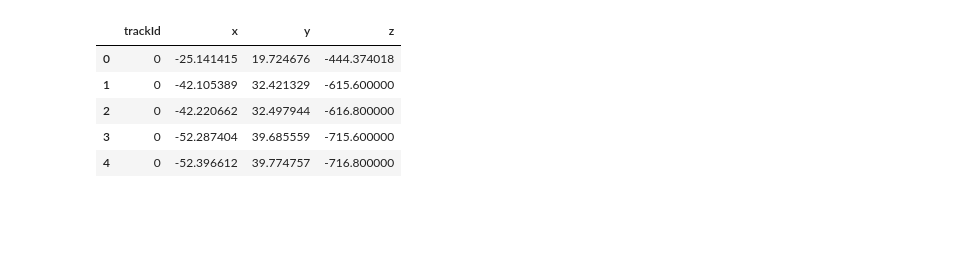
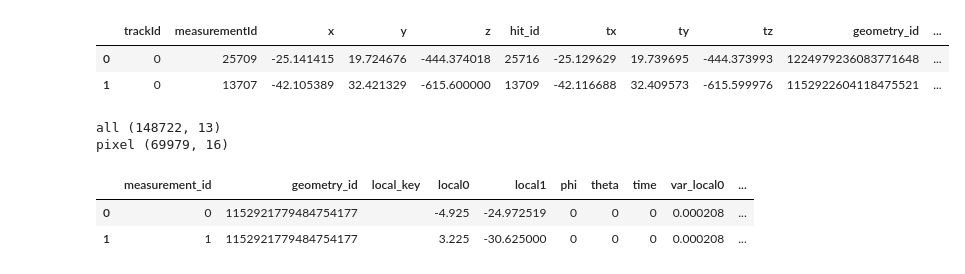
Before and after one commit to benjaminhuth/acts-ckf-gnn-combination, a Jupyter notebook: notebooks/prototrack_seeding.ipynb, the cells around one changed output. Saved outputs shown, nothing was run; the diff lists cells and outputs as text; code cells hidden in the pictures; blank space fills up the shorter version.

```diff
--- a/notebooks/prototrack_seeding.ipynb
+++ b/notebooks/prototrack_seeding.ipynb
@@ -23,14 +29,44 @@ def plot_prototrack(prototrack):
 
     return fig, ax
 # %%
-prototracks = pd.read_csv("../output_gnn_ckf_no_threshold/csv/event000000000-prototracks.csv")
-prototracks.head()
+hits = uproot.open("../10events/hits.root:hits").arrays(library="pd")
+hits = hits[ (hits.event_id == 0) & (hits.tt < 25.0) ].copy()
+hits["hit_id"] = np.arange(len(hits))
+hits.head(2)
+
+simhit_map = pd.read_csv("../output/gnn_ckf_no_threshold/digi/event000000000-measurement-simhit-map.csv")
+measId_to_hitID = dict(zip(simhit_map.measurement_id, simhit_map.hit_id))
+
+prototracks = pd.read_csv("../output/gnn_ckf_no_threshold/gnn_plus_ckf/event000000000-prototracks.csv")
+prototracks["hit_id"] = prototracks["measurementId"].map(measId_to_hitID)
+prototracks["tx"] = prototracks.hit_id.map(dict(zip(hits.hit_id, hits.tx)))
+prototracks["ty"] = prototracks.hit_id.map(dict(zip(hits.hit_id, hits.ty)))
+prototracks["tz"] = prototracks.hit_id.map(dict(zip(hits.hit_id, hits.tz)))
+prototracks["geometry_id"] = prototracks.hit_id.map(dict(zip(hits.hit_id, hits.geometry_id)))
+
+hitId_to_particleId = dict(zip(hits.hit_id, hits.particle_id))
+prototracks["particle_id"] = prototracks.hit_id.map(hitId_to_particleId)
+
+prototracks.head(2)
 # %% [output]
-|  | trackId | x | y | z |
-| 0 | 0 | -25.141415 | 19.724676 | -444.374018 |
-| 1 | 0 | -42.105389 | 32.421329 | -615.600000 |
-| 2 | 0 | -42.220662 | 32.497944 | -616.800000 |
-| 3 | 0 | -52.287404 | 39.685559 | -715.600000 |
-| 4 | 0 | -52.396612 | 39.774757 | -716.800000 |
+|  | trackId | measurementId | x | y | z | hit_id | tx | ty | tz | geometry_id | ... |
+| 0 | 0 | 25709 | -25.141415 | 19.724676 | -444.374018 | 25716 | -25.129629 | 19.739695 | -444.373993 | 1224979236083771648 | ... |
+| 1 | 0 | 13707 | -42.105389 | 32.421329 | -615.600000 | 13709 | -42.116688 | 32.409573 | -615.599976 | 1152922604118475521 | ... |
+# %%
+measurements = pd.read_csv("../output/gnn_ckf_no_threshold/digi/event000000000-measurements.csv")
+print("all",measurements.shape)
+measurements["volume"] = measurements.geometry_id.map(lambda geoid: acts.GeometryIdentifier(geoid).volume())
+measurements["hit_id"] = measurements.measurement_id.map(measId_to_hitID)
+measurements["particle_id"] = measurements.hit_id.map(hitId_to_particleId)
+
+measurements_pixel = measurements[ measurements.volume.isin([16,17,18]) ].copy()
+print("pixel",measurements_pixel.shape)
+measurements_pixel.head(2)
+# %% [output]
+all (148722, 13)
+pixel (69979, 16)
+|  | measurement_id | geometry_id | local_key | local0 | local1 | phi | theta | time | var_local0 | ... |
+| 0 | 0 | 1152921779484754177 |  | -4.925 | -24.972519 | 0 | 0 | 0 | 0.000208 | ... |
+| 1 | 1 | 1152921779484754177 |  | 3.225 | -30.625000 | 0 | 0 | 0 | 0.000208 | ... |
 # %%
 prototracks_list = [ df for id, df in prototracks.groupby("trackId") ]
```
Also changed, not shown: parts of 13 cells of this notebook, 5 other files.
